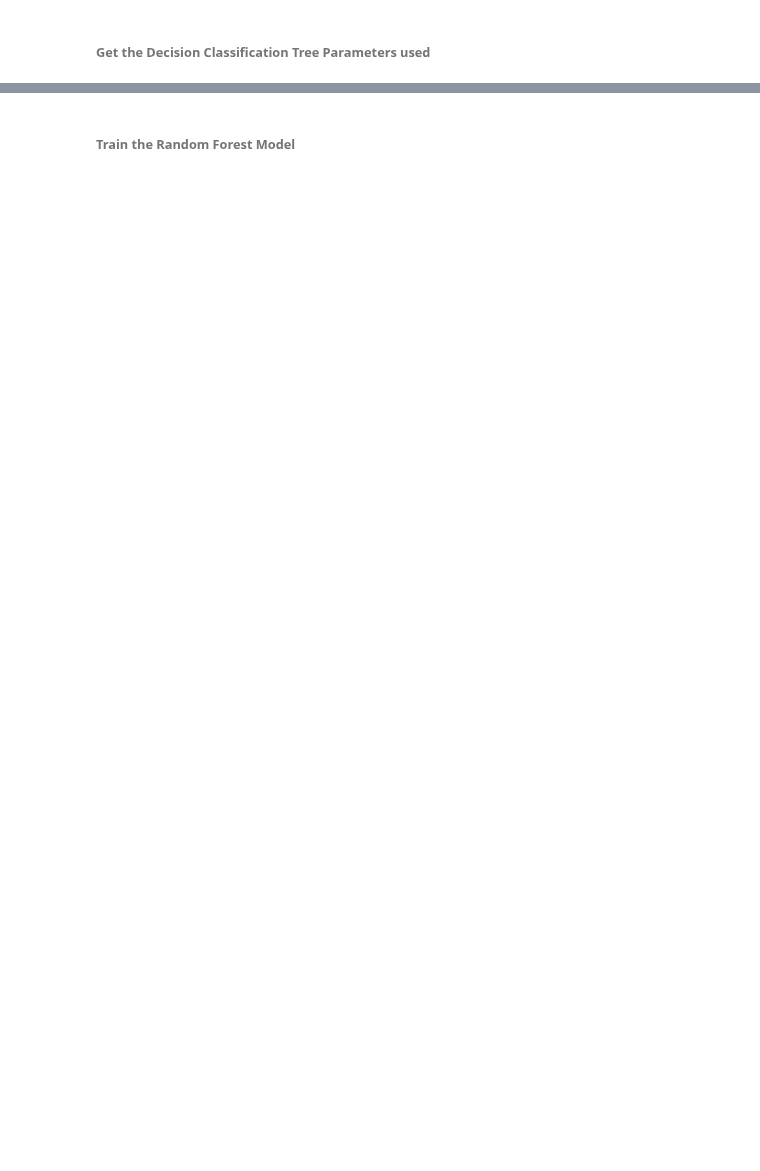
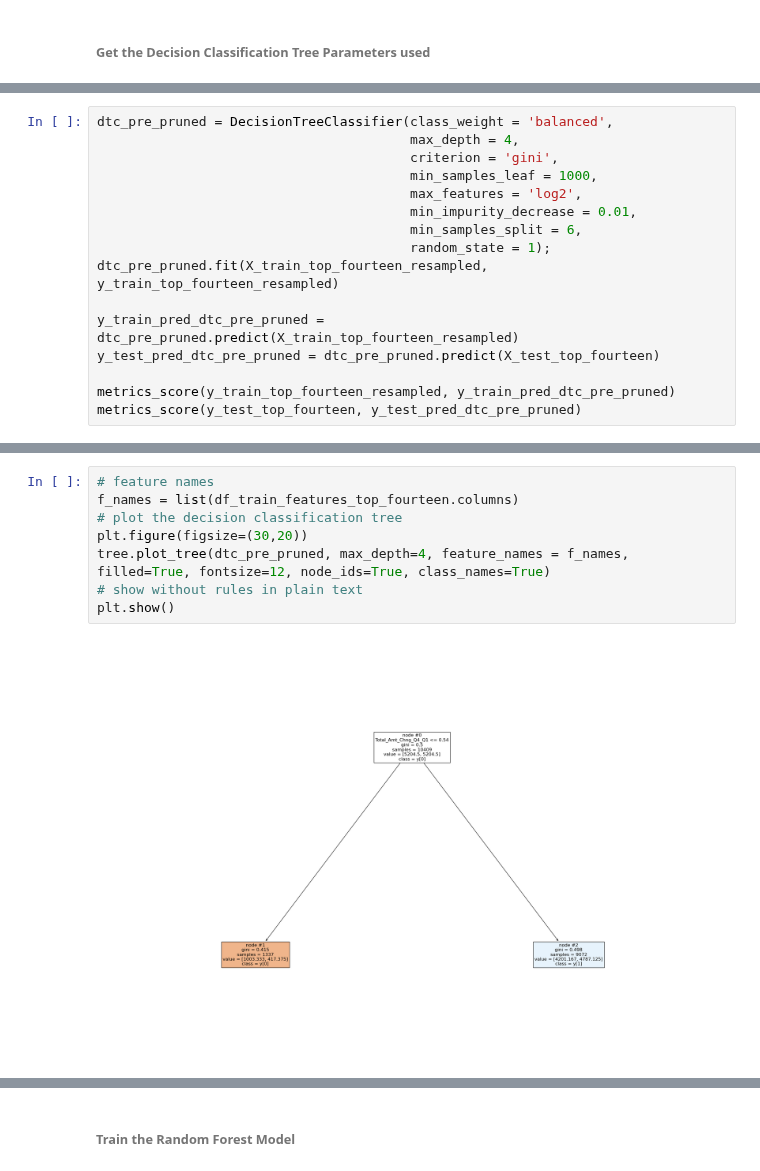
Before and after one commit to ithllc/AAI_510_02_SU23, a Jupyter notebook: Frank/FrankLIvey_FinalProject.ipynb, the cells around one changed output, grey strips where cells are left out. Drawn from its saved outputs; the diff is of its cells as text; blank space fills up the shorter version.

```diff
--- a/Frank/FrankLIvey_FinalProject.ipynb
+++ b/Frank/FrankLIvey_FinalProject.ipynb
@@ -743,0 +836,16 @@ dtc.get_params(deep=True)
+# %%
+dtc_pre_pruned = DecisionTreeClassifier(class_weight = 'balanced',
+                                        max_depth = 4,
+                                        criterion = 'gini',
+                                        min_samples_leaf = 1000,
+                                        max_features = 'log2',
+                                        min_impurity_decrease = 0.01,
+                                        min_samples_split = 6,
+                                        random_state = 1);
+dtc_pre_pruned.fit(X_train_top_fourteen_resampled, y_train_top_fourteen_resampled)
+
+y_train_pred_dtc_pre_pruned = dtc_pre_pruned.predict(X_train_top_fourteen_resampled)
+y_test_pred_dtc_pre_pruned = dtc_pre_pruned.predict(X_test_top_fourteen)
+
+metrics_score(y_train_top_fourteen_resampled, y_train_pred_dtc_pre_pruned)
+metrics_score(y_test_top_fourteen, y_test_pred_dtc_pre_pruned)
@@ -744,2 +871,12 @@ dtc.get_params(deep=True)
+# %%
+# feature names
+f_names = list(df_train_features_top_fourteen.columns)
+# plot the decision classification tree
+plt.figure(figsize=(30,20))
+tree.plot_tree(dtc_pre_pruned, max_depth=4, feature_names = f_names, filled=True, fontsize=12, node_ids=True, class_names=True)
+# show without rules in plain text
+plt.show()
+# %% [output]
+[figure, added]
 # %% [markdown]
 ##### Data Observations
```
Also changed, not shown: parts of 69 cells of this notebook, 1 other file.
